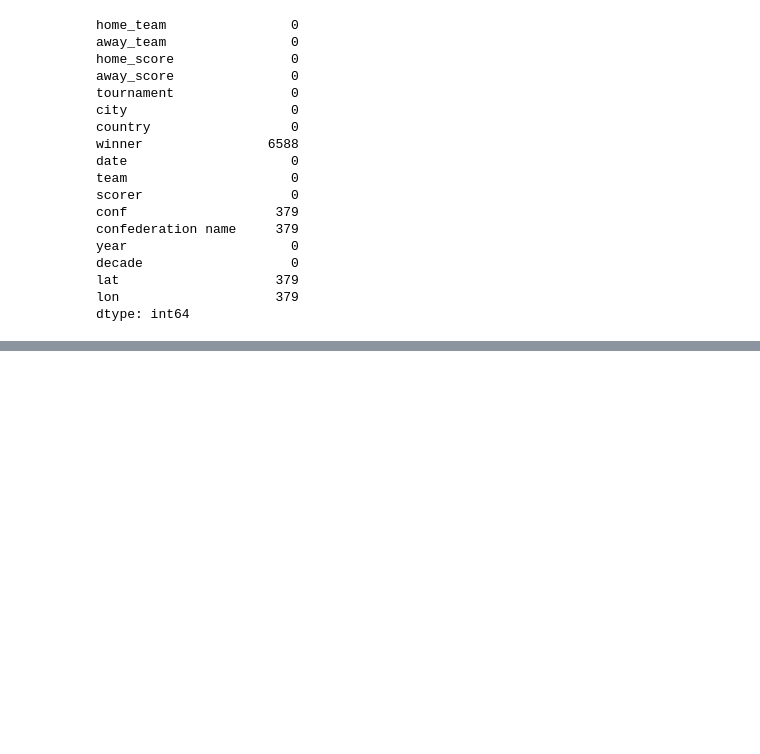
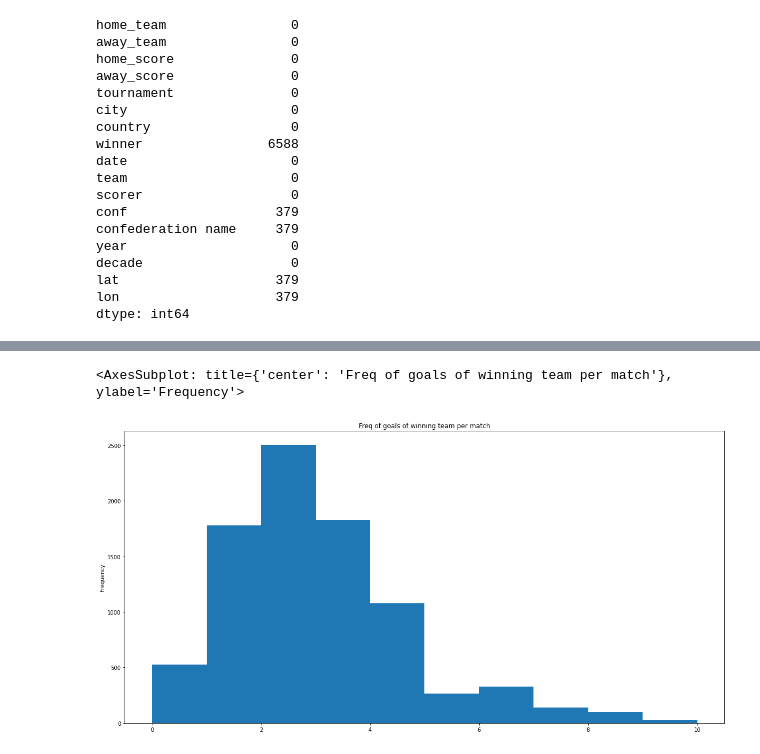
Before and after one commit to felipereis150/world_cup, a Jupyter notebook: EDA.ipynb, the cells around one changed output, grey strips where cells are left out. Saved outputs shown, nothing was run; the diff lists cells and outputs as text; code cells hidden in the pictures; blank space fills up the shorter version.

```diff
--- a/EDA.ipynb
+++ b/EDA.ipynb
@@ -141,0 +131,7 @@ world_cup['conf'].groupby(world_cup['decade']).value_counts().unstack().plot(kin
+# %%
+# Freq of goals of winning team per match
+world_cup['winning_team_score'] = world_cup[['home_score', 'away_score']].max(axis=1)
+world_cup['winning_team_score'].plot(kind='hist', figsize=(20, 10), title= 'Freq of goals of winning team per match')
+# %% [output]
+<AxesSubplot: title={'center': 'Freq of goals of winning team per match'}, ylabel='Frequency'>
+[figure, added]
```
Also changed, not shown: parts of 20 cells of this notebook, 2 other files.
